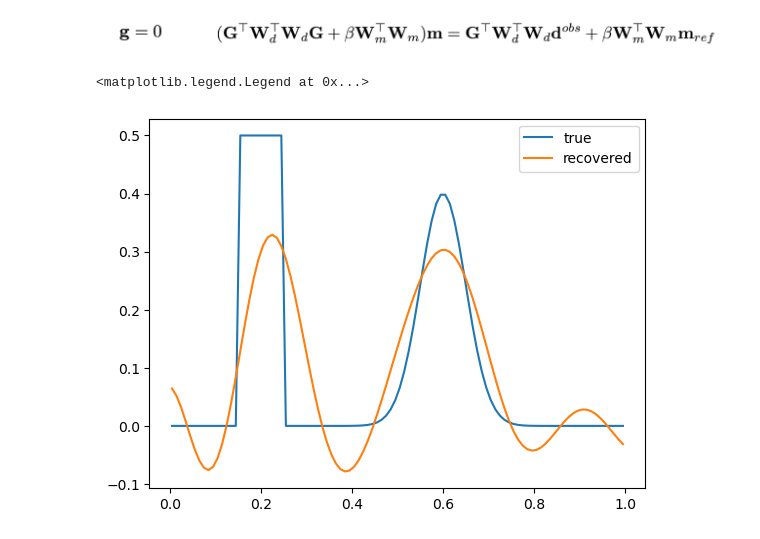
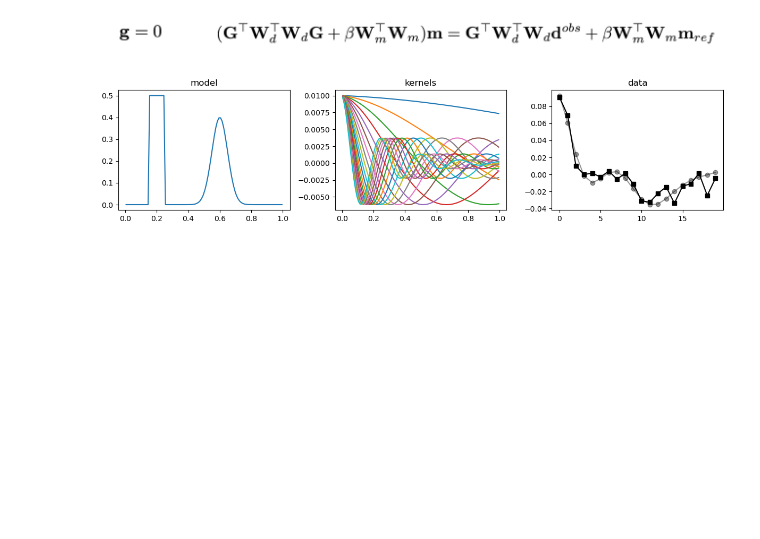
Before and after one commit to lheagy/eosc-454, a Jupyter notebook: lectures/Linear-problem.ipynb, the cells around one changed output. Cells and saved outputs as stored; diff of their text form; code cells hidden in the pictures; blank space fills up the shorter version.

```diff
--- a/lectures/Linear-problem.ipynb
+++ b/lectures/Linear-problem.ipynb
@@ -155,8 +173,21 @@ mrec = np.linalg.solve(H, rhs)
+# %%
+noise_level = 1e-2
+mtrue = get_model(x_centers)
+d = G @ mtrue
+
+dobs = d + noise_level * np.random.randn(len(dobs))
 # %%
-fig, ax = plt.subplots(1, 1)
-ax.plot(x_centers, model, label="true")
-ax.plot(x_centers, mrec, label="recovered")
-ax.legend()
+fig, ax = plt.subplots(1, 3, figsize=(12, 3))
+
+ax[0].plot(x_centers, mtrue)
+ax[1].plot(x_centers, G.T)
+ax[2].plot(d, "-o", color="k", label="clean", alpha=0.4)
+ax[2].plot(dobs, "-s", color="k", label="dobs")
+
+ax[0].set_title("model")
+ax[1].set_title("kernels")
+ax[2].set_title("data")
+
+plt.tight_layout()
 # %% [output]
-<matplotlib.legend.Legend at 0x...>
-[figure, old version]
+[figure, new version]
```
Also changed, not shown: parts of 14 cells of this notebook.
